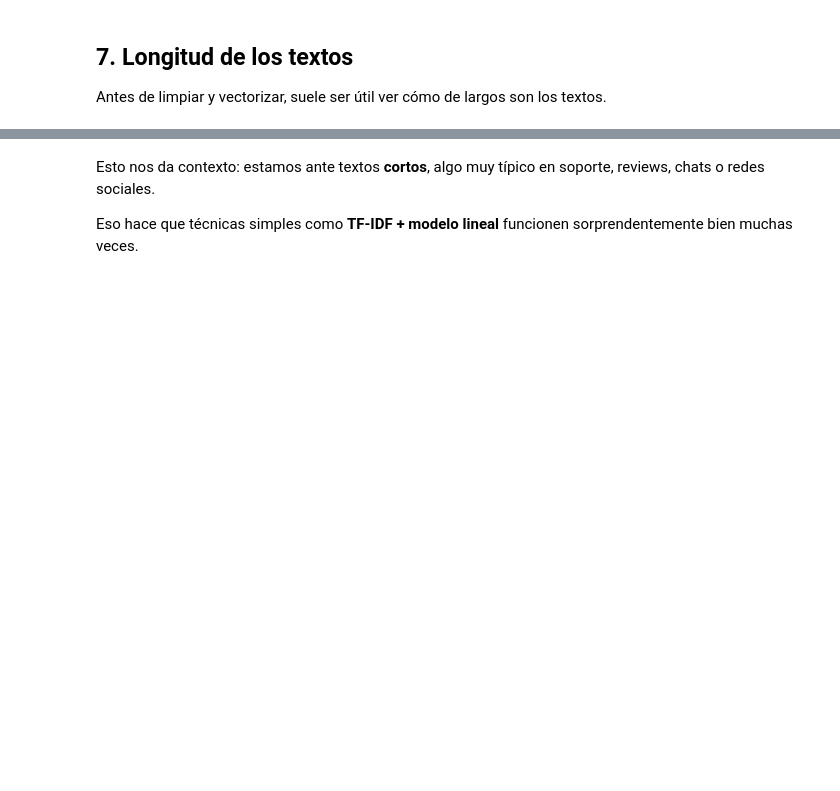
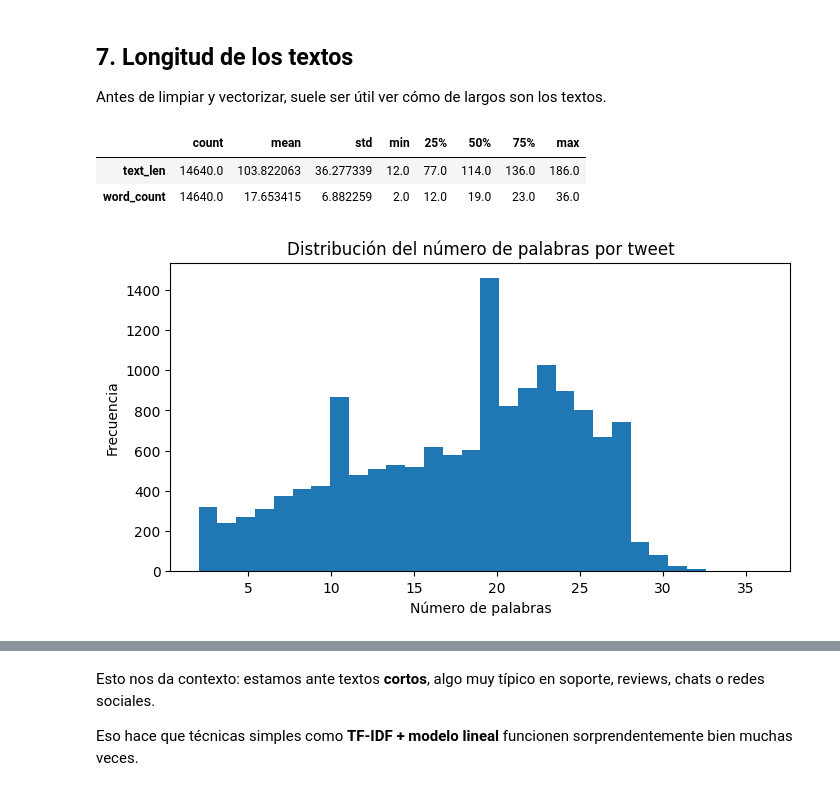
Before and after one commit to jaredblancas/INESDI_Data-Science_ML_IA, a Jupyter notebook: [08] - NLP/nlp_tweets_publico_completo.ipynb, the cells around one changed output, grey strips where cells are left out. Cells and saved outputs as stored; diff of their text form; code cells hidden in the pictures; blank space fills up the shorter version.

```diff
--- a/[08] - NLP/nlp_tweets_publico_completo.ipynb
+++ b/[08] - NLP/nlp_tweets_publico_completo.ipynb
@@ -90,5 +88,5 @@ Si esta URL fallase en algún momento, la alternativa en clase sería descargar
 # %%
-DATA_URL = "https://raw.githubusercontent.com/kolaveridi/kaggle-Twitter-US-Airline-Sentiment-/master/Tweets.csv"
+DATA_URL = "https://raw.githubusercontent.com/dtoralg/INESDI_Data-Science_ML_IA/refs/heads/main/%5B08%5D%20-%20NLP/Tweets.csv"
 
 df = pd.read_csv(DATA_URL)
 print("Shape:", df.shape)
@@ -174,12 +269,18 @@ df["text_len"] = df["text"].str.len()
 df["word_count"] = df["text"].str.split().str.len()
 
 df[["text_len", "word_count"]].describe().T
+# %% [output]
+|  | count | mean | std | min | 25% | 50% | 75% | max |
+| text_len | 14640.0 | 103.822063 | 36.277339 | 12.0 | 77.0 | 114.0 | 136.0 | 186.0 |
+| word_count | 14640.0 | 17.653415 | 6.882259 | 2.0 | 12.0 | 19.0 | 23.0 | 36.0 |
 # %%
 plt.figure(figsize=(8, 4))
-plt.hist(df["word_count"], bins=40)
+plt.hist(df["word_count"], bins=30)
 plt.title("Distribución del número de palabras por tweet")
 plt.xlabel("Número de palabras")
 plt.ylabel("Frecuencia")
 plt.show()
+# %% [output]
+[figure, added]
 # %%
 df.groupby("airline_sentiment")[["text_len", "word_count"]].mean().round(2)
```
Also changed, not shown: parts of 43 cells of this notebook.
